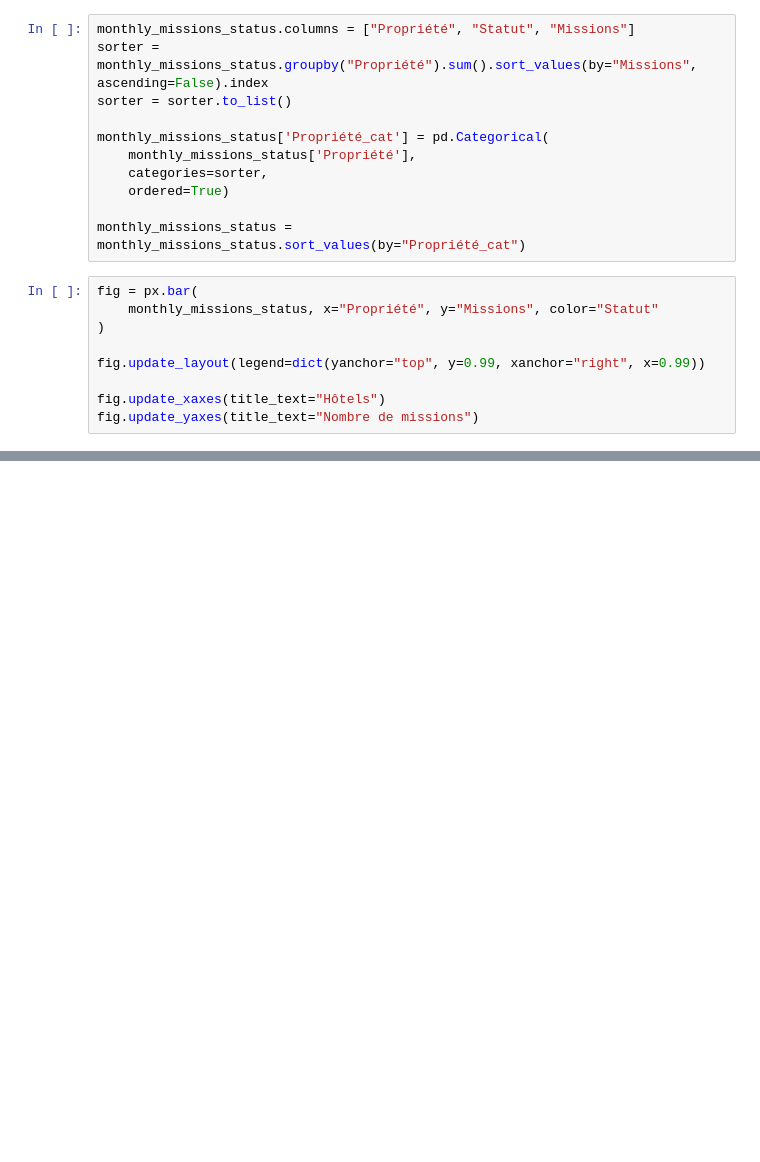
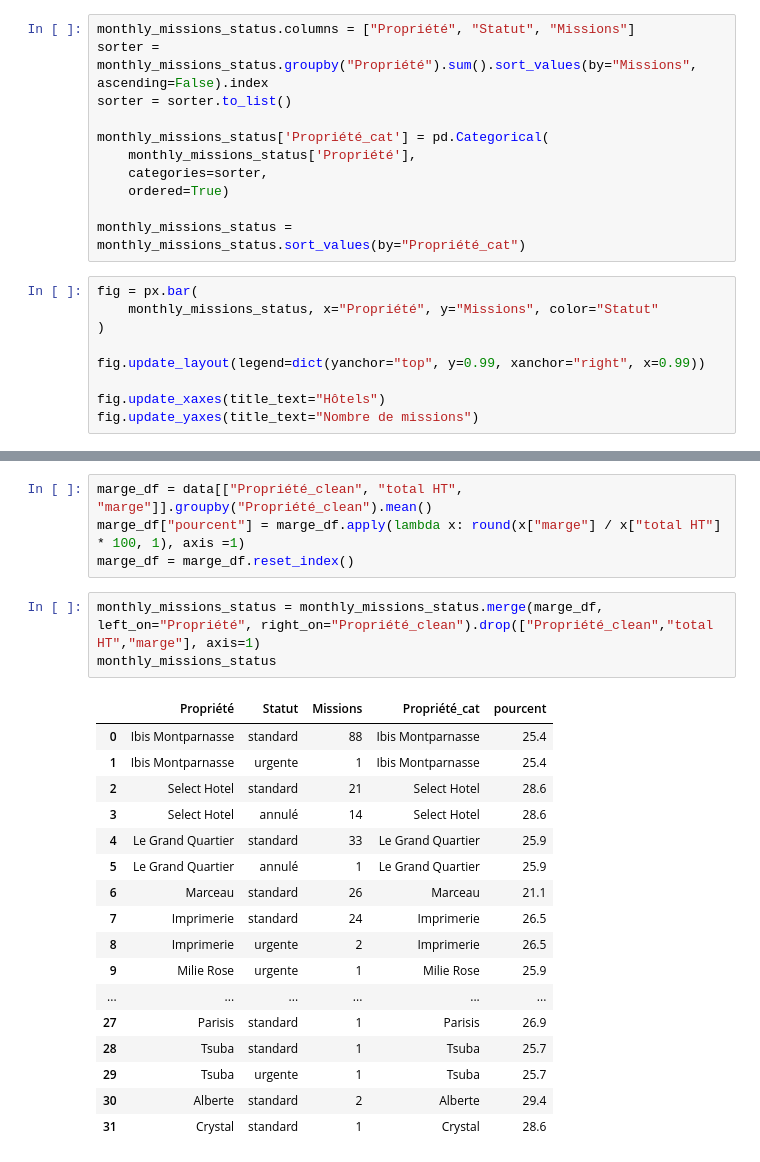
Before and after one commit to adrienB134/Qualiextra, a Jupyter notebook: support_nico.ipynb, the cells around one changed output, grey strips where cells are left out. Drawn from its saved outputs; the diff is of its cells as text; blank space fills up the shorter version.

```diff
--- a/support_nico.ipynb
+++ b/support_nico.ipynb
@@ -473,0 +463,25 @@ fig.update_yaxes(title_text="Nombre de missions")
+# %%
+marge_df = data[["Propriété_clean", "total HT", "marge"]].groupby("Propriété_clean").mean()
+marge_df["pourcent"] = marge_df.apply(lambda x: round(x["marge"] / x["total HT"] * 100, 1), axis =1)
+marge_df = marge_df.reset_index()
+# %%
+monthly_missions_status = monthly_missions_status.merge(marge_df, left_on="Propriété", right_on="Propriété_clean").drop(["Propriété_clean","total HT","marge"], axis=1)
+monthly_missions_status
+# %% [output]
+|  | Propriété | Statut | Missions | Propriété_cat | pourcent |
+| 0 | Ibis Montparnasse | standard | 88 | Ibis Montparnasse | 25.4 |
+| 1 | Ibis Montparnasse | urgente | 1 | Ibis Montparnasse | 25.4 |
+| 2 | Select Hotel | standard | 21 | Select Hotel | 28.6 |
+| 3 | Select Hotel | annulé | 14 | Select Hotel | 28.6 |
+| 4 | Le Grand Quartier | standard | 33 | Le Grand Quartier | 25.9 |
+| 5 | Le Grand Quartier | annulé | 1 | Le Grand Quartier | 25.9 |
+| 6 | Marceau | standard | 26 | Marceau | 21.1 |
+| 7 | Imprimerie | standard | 24 | Imprimerie | 26.5 |
+| 8 | Imprimerie | urgente | 2 | Imprimerie | 26.5 |
+| 9 | Milie Rose | urgente | 1 | Milie Rose | 25.9 |
+| ... | ... | ... | ... | ... | ... |
+| 27 | Parisis | standard | 1 | Parisis | 26.9 |
+| 28 | Tsuba | standard | 1 | Tsuba | 25.7 |
+| 29 | Tsuba | urgente | 1 | Tsuba | 25.7 |
+| 30 | Alberte | standard | 2 | Alberte | 29.4 |
+| 31 | Crystal | standard | 1 | Crystal | 28.6 |
```
Also changed, not shown: parts of 8 cells of this notebook, 4 other files.
